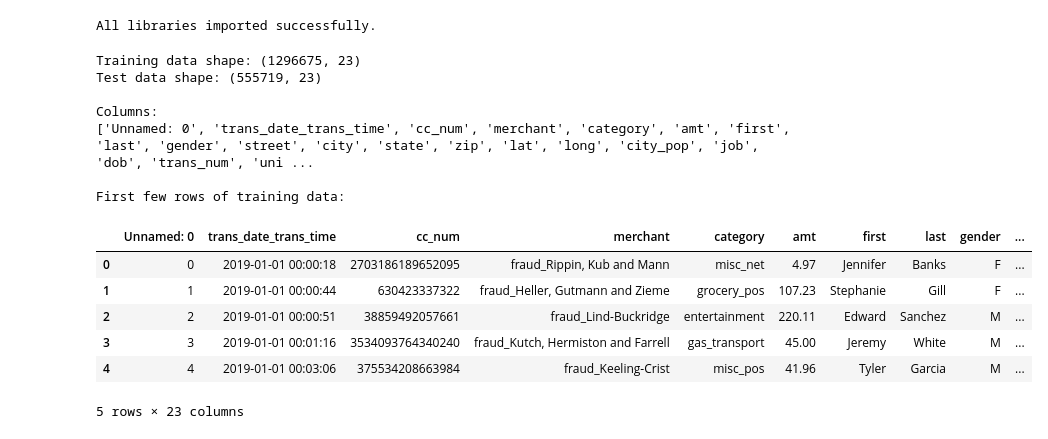
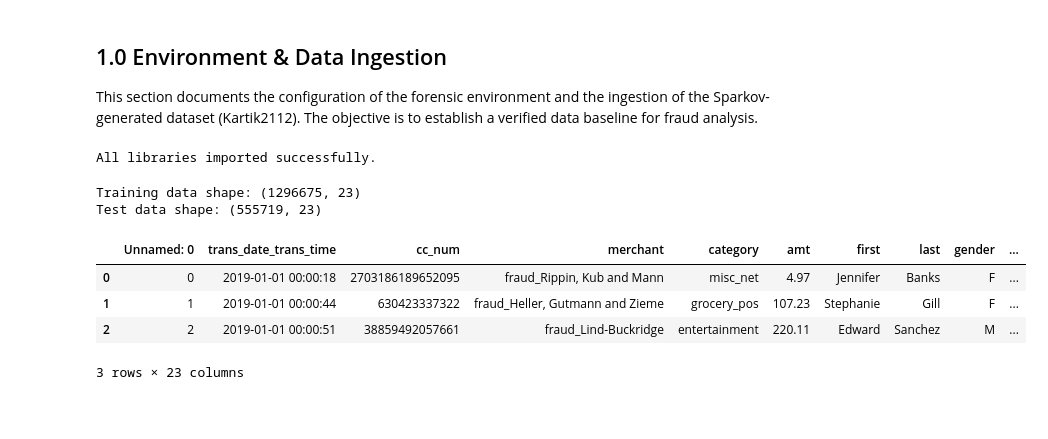
Before and after one commit to MachineheadLearning/fraud-forensics-pipeline, a Jupyter notebook: notebooks/analysis.ipynb, the cells around one changed output. Cells and saved outputs as stored; diff of their text form; code cells hidden in the pictures; blank space fills up the shorter version.

```diff
--- a/notebooks/analysis.ipynb
+++ b/notebooks/analysis.ipynb
@@ -7 +1,5 @@ This notebook develops an end-to-end fraud detection pipeline designed from an i
+# %% [markdown]
+## 1.0 Environment & Data Ingestion
+
+This section documents the configuration of the forensic environment and the ingestion of the Sparkov-generated dataset (Kartik2112). The objective is to establish a verified data baseline for fraud analysis.
 # %%
@@ -42,28 +24,20 @@ print("All libraries imported successfully.")
 # %% [output]
 All libraries imported successfully.
 # %%
-# Load training and test datasets
-train_df = pd.read_csv(r'data\raw\fraudTrain.csv')
+### 1.2 Data Ingestion & Schema Validation
+
+train_df = pd.read_csv('data/raw/fraudTrain.csv')
 test_df = pd.read_csv('data/raw/fraudTest.csv')
 
-print("Training data shape:", train_df.shape)
-print("Test data shape:", test_df.shape)
-print("\nColumns:")
-print(train_df.columns.tolist())
-print("\nFirst few rows of training data:")
-train_df.head()
+print('Training data shape:', train_df.shape)
+print('Test data shape:', test_df.shape)
+print()
+train_df.head(3)
 # %% [output]
 Training data shape: (1296675, 23)
 Test data shape: (555719, 23)
-
-Columns:
-['Unnamed: 0', 'trans_date_trans_time', 'cc_num', 'merchant', 'category', 'amt', 'first', 'last', 'gender', 'street', 'city', 'state', 'zip', 'lat', 'long', 'city_pop', 'job', 'dob', 'trans_num', 'uni ...
-
-First few rows of training data:
 |  | Unnamed: 0 | trans_date_trans_time | cc_num | merchant | category | amt | first | last | gender | ... |
 | 0 | 0 | 2019-01-01 00:00:18 | 2703186189652095 | fraud_Rippin, Kub and Mann | misc_net | 4.97 | Jennifer | Banks | F | ... |
 | 1 | 1 | 2019-01-01 00:00:44 | 630423337322 | fraud_Heller, Gutmann and Zieme | grocery_pos | 107.23 | Stephanie | Gill | F | ... |
 | 2 | 2 | 2019-01-01 00:00:51 | 38859492057661 | fraud_Lind-Buckridge | entertainment | 220.11 | Edward | Sanchez | M | ... |
-| 3 | 3 | 2019-01-01 00:01:16 | 3534093764340240 | fraud_Kutch, Hermiston and Farrell | gas_transport | 45.00 | Jeremy | White | M | ... |
-| 4 | 4 | 2019-01-01 00:03:06 | 375534208663984 | fraud_Keeling-Crist | misc_pos | 41.96 | Tyler | Garcia | M | ... |
-5 rows × 23 columns
+3 rows × 23 columns
```
Also changed, not shown: parts of 16 cells of this notebook, 1 other file.
